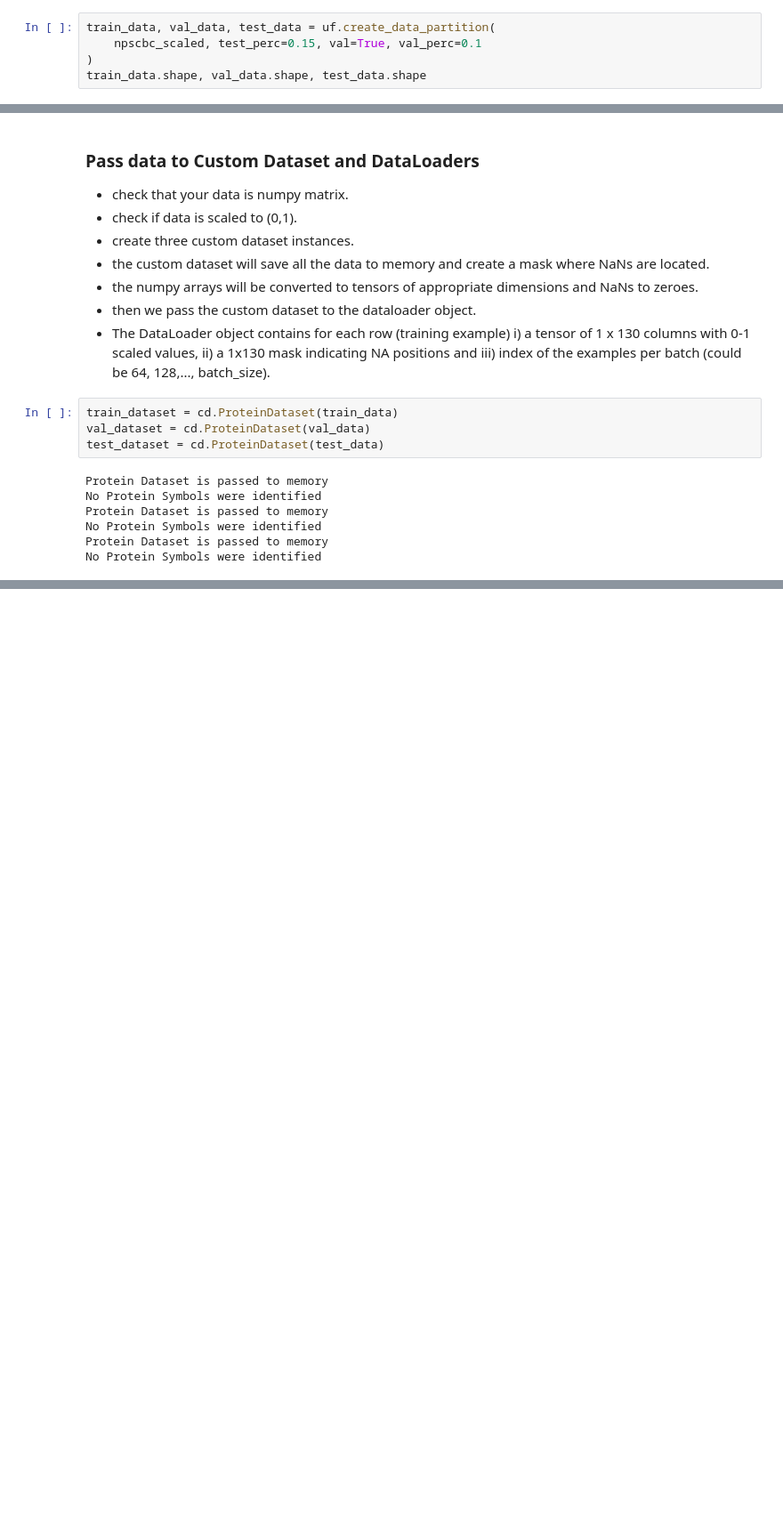
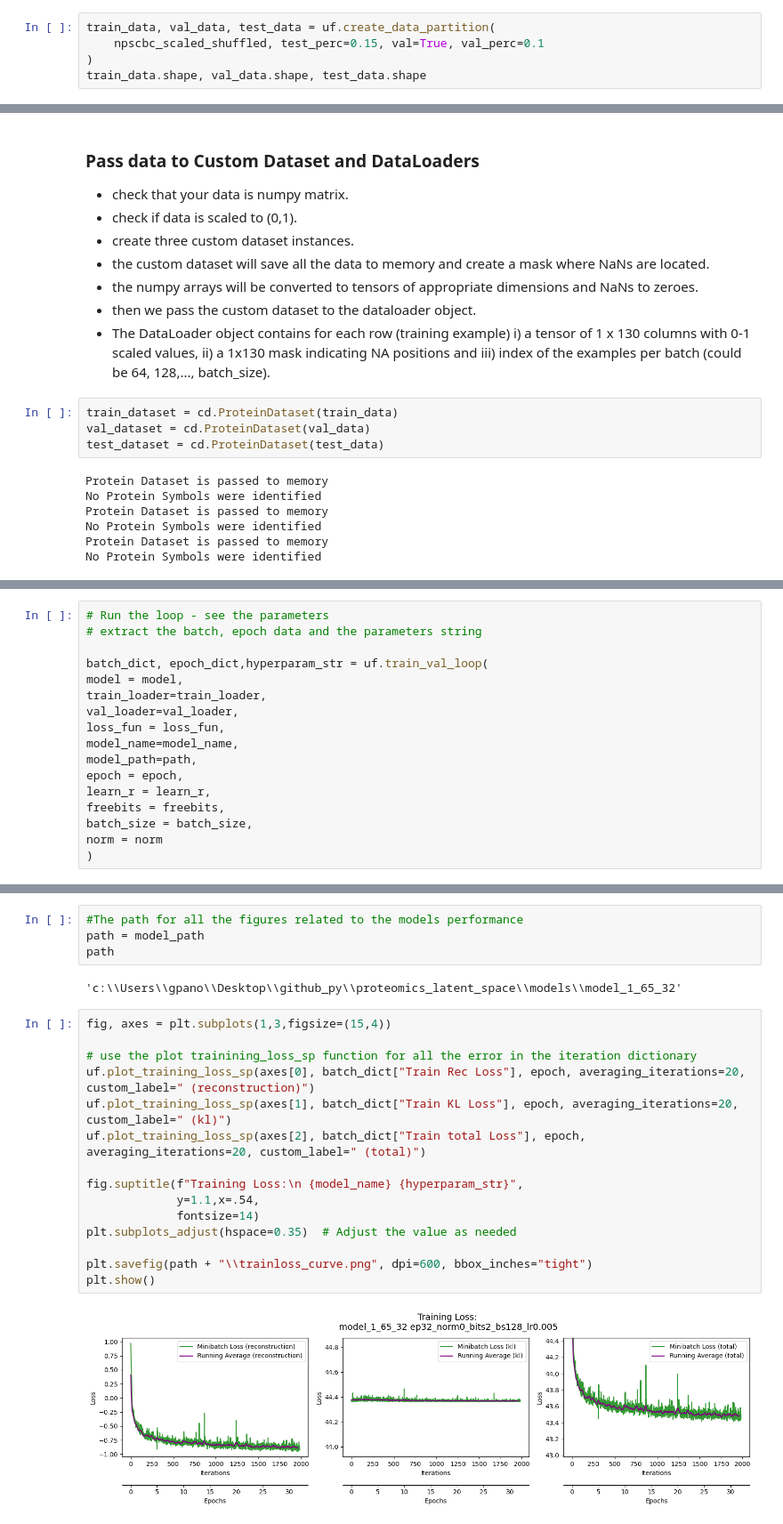
Before and after one commit to panos-gbio/Proteomics-in-Latent-Space, a Jupyter notebook: run_model.ipynb, the cells around one changed output, grey strips where cells are left out. Shown at 89% size. Saved outputs shown, nothing was run; the diff lists cells and outputs as text; blank space fills up the shorter version.

```diff
--- a/run_model.ipynb
+++ b/run_model.ipynb
@@ -133,7 +146,7 @@ npscbc_scaled.shape
 ### Split Data
 # %%
 train_data, val_data, test_data = uf.create_data_partition(
-    npscbc_scaled, test_perc=0.15, val=True, val_perc=0.1
+    npscbc_scaled_shuffled, test_perc=0.15, val=True, val_perc=0.1
 )
 train_data.shape, val_data.shape, test_data.shape
 # %% [output]
@@ -371,0 +273,17 @@ It comprises the analysis of the training and validation set. VAE inherently hav
+# %%
+# Run the loop - see the parameters
+# extract the batch, epoch data and the parameters string
+
+batch_dict, epoch_dict,hyperparam_str = uf.train_val_loop(
+model = model,
+train_loader=train_loader,
+val_loader=val_loader,
+loss_fun = loss_fun,
+model_name=model_name,
+model_path=path,
+epoch = epoch,
+learn_r = learn_r,
+freebits = freebits,
+batch_size = batch_size,
+norm = norm
+)
@@ -371,0 +316,23 @@ It comprises the analysis of the training and validation set. VAE inherently hav
+# %%
+#The path for all the figures related to the models performance
+path = model_path
+path
+# %% [output]
+'c:\\Users\\gpano\\Desktop\\github_py\\proteomics_latent_space\\models\\model_1_65_32'
+# %%
+fig, axes = plt.subplots(1,3,figsize=(15,4))
+
+# use the plot trainining_loss_sp function for all the error in the iteration dictionary
+uf.plot_training_loss_sp(axes[0], batch_dict["Train Rec Loss"], epoch, averaging_iterations=20, custom_label=" (reconstruction)")
+uf.plot_training_loss_sp(axes[1], batch_dict["Train KL Loss"], epoch, averaging_iterations=20, custom_label=" (kl)")
+uf.plot_training_loss_sp(axes[2], batch_dict["Train total Loss"], epoch, averaging_iterations=20, custom_label=" (total)")
+
+fig.suptitle(f"Training Loss:\n {model_name} {hyperparam_str}",
+             y=1.1,x=.54,
+             fontsize=14)
+plt.subplots_adjust(hspace=0.35)  # Adjust the value as needed
+
+plt.savefig(path + "\\trainloss_curve.png", dpi=600, bbox_inches="tight")
+plt.show()
+# %% [output]
+[figure, added]
```
Also changed, not shown: parts of 39 cells of this notebook, 8 other files.
